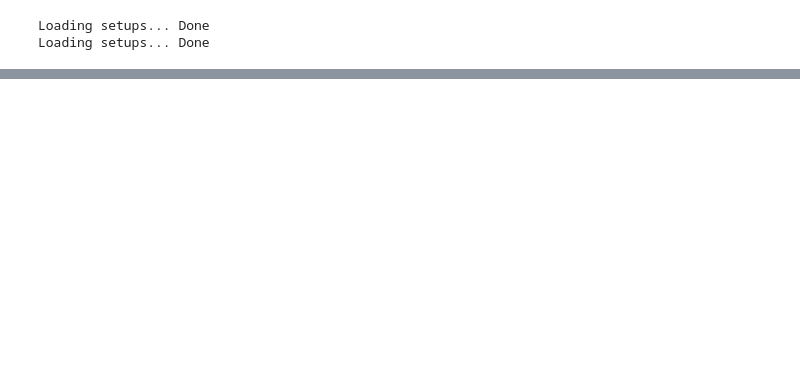
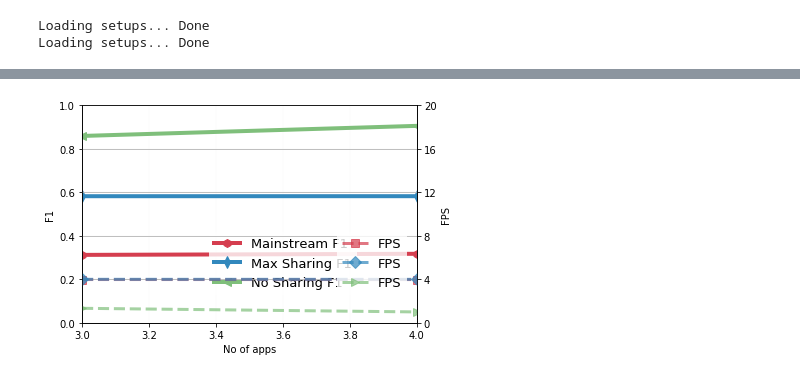
Before and after one commit to angelajiang/mainstream-analysis, a Jupyter notebook: 2018-Spring/notebooks/daniel/fig7.ipynb, the cells around one changed output, grey strips where cells are left out. Cells and saved outputs as stored; diff of their text form; code cells hidden in the pictures; blank space fills up the shorter version.

```diff
--- a/2018-Spring/notebooks/daniel/fig7.ipynb
+++ b/2018-Spring/notebooks/daniel/fig7.ipynb
@@ -23,14 +23,14 @@ df = comb(rows)
 # %%
 # See Pandas: Group By: split-apply-combine
 # https://pandas.pydata.org/pandas-docs/stable/groupby.html
-print(df.columns)
 df_view = df[df['budget'] == 100]
 # Group <setups> by number of apps, aggregate by mean.
 grouped = df_view.groupby(['sharing', 'num_apps'])
 
-aggregated = grouped['f1'].mean()
-unstacked = aggregated.unstack(0)
-xss, yss = zip(*[(unstacked[k].index, unstacked[k].values) for k in series_names])
-series = [Series(x=xs, y=ys, name=sn, plotstyle=sn) for xs, ys, sn in zip(xss, yss, series_names)]
-# plotstyles = [styles.SERIES[series_name] for series_name in series_names]
-# series = [Series(x=xs, y=ys, name=sn, plotstyle=ps) for xs, ys, ps, sn in zip(xss, yss, plotstyles, series_names)]
+xss, yss = agg2xy(grouped['f1'].mean(), names=series_names)
+series = get_series(xss, yss, series_names=series_names, plotparams=dict(lw=4, markersize=8))
+
+xss2, yss2 = agg2xy(grouped['fps'].mean(), names=series_names)
+plotstyles = [styles.SERIES_ALT[series_name] for series_name in series_names]
+plotparams = dict(lw=3, markersize=8, alpha=0.7, linestyle='--')
+series2 = [Series(x=xs, y=ys, name=sn, plotstyle=ps, plotparams=plotparams) for xs, ys, ps, sn in zip(xss2, yss2, plotstyles, series_names)]
@@ -44,0 +42,9 @@ plot.save('scheduler', exp_id, 'f1')
+# %%
+ax1, ax2 = plot.variants_dual(series, series2)
+grids.y.f1(yss, ax=ax1)
+grids.y.fps(yss2, ax=ax2)
+grids.x.num_apps(xss, ax=ax1)
+legends.dual_fps(ax1, ax2, left='F1')
+save('scheduler', exp_id, 'f1-7hybrid-dual')
+# %% [output]
+[figure, added]
```
Also changed, not shown: parts of 3 cells of this notebook, 14 other files.
